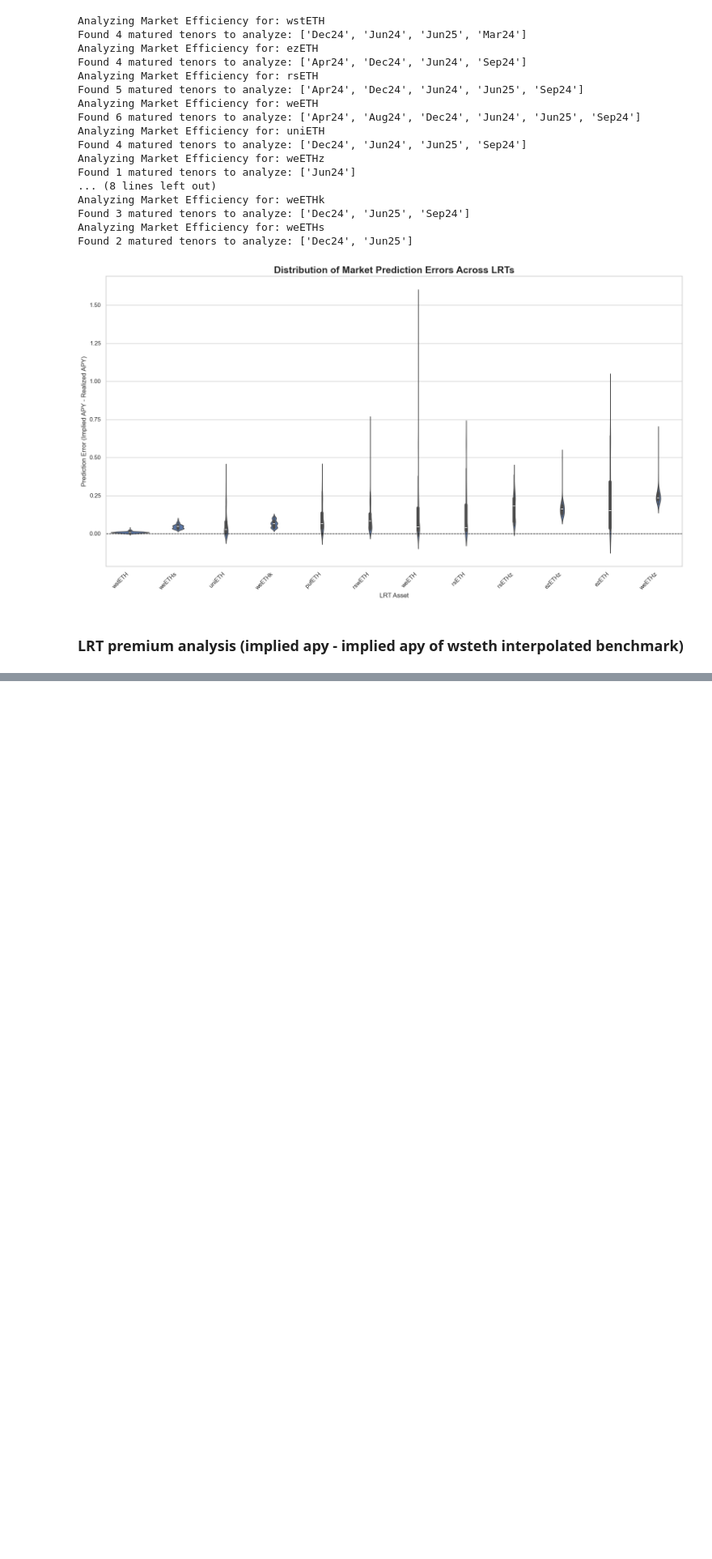
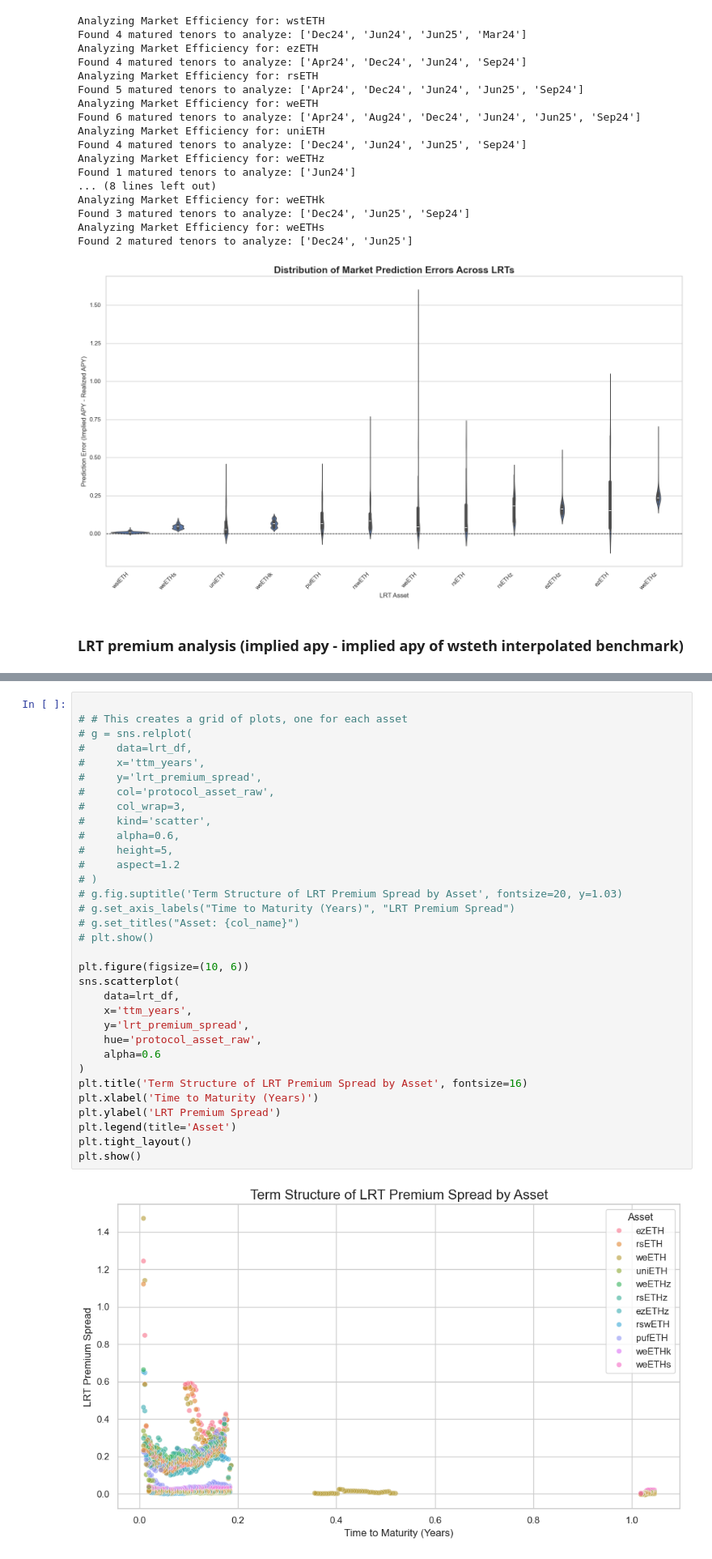
Before and after one commit to farischaudhry/pendle-analysis, a Jupyter notebook: new.ipynb, the cells around one changed output, grey strips where cells are left out. Shown at 81% size. Saved outputs shown, nothing was run; the diff lists cells and outputs as text; blank space fills up the shorter version.

```diff
--- a/new.ipynb
+++ b/new.ipynb
@@ -1239,0 +1178,35 @@ Conover's Post-Hoc Test for LPS:
+# %%
+
+# # This creates a grid of plots, one for each asset
+# g = sns.relplot(
+#     data=lrt_df,
+#     x='ttm_years',
+#     y='lrt_premium_spread',
+#     col='protocol_asset_raw',
+#     col_wrap=3,
+#     kind='scatter',
+#     alpha=0.6,
+#     height=5,
+#     aspect=1.2
+# )
+# g.fig.suptitle('Term Structure of LRT Premium Spread by Asset', fontsize=20, y=1.03)
+# g.set_axis_labels("Time to Maturity (Years)", "LRT Premium Spread")
+# g.set_titles("Asset: {col_name}")
+# plt.show()
+
+plt.figure(figsize=(10, 6))
+sns.scatterplot(
+    data=lrt_df,
+    x='ttm_years',
+    y='lrt_premium_spread',
+    hue='protocol_asset_raw',
+    alpha=0.6
+)
+plt.title('Term Structure of LRT Premium Spread by Asset', fontsize=16)
+plt.xlabel('Time to Maturity (Years)')
+plt.ylabel('LRT Premium Spread')
+plt.legend(title='Asset')
+plt.tight_layout()
+plt.show()
+# %% [output]
+[figure, added]
```
Also changed, not shown: parts of 36 cells of this notebook, 2 other files.
